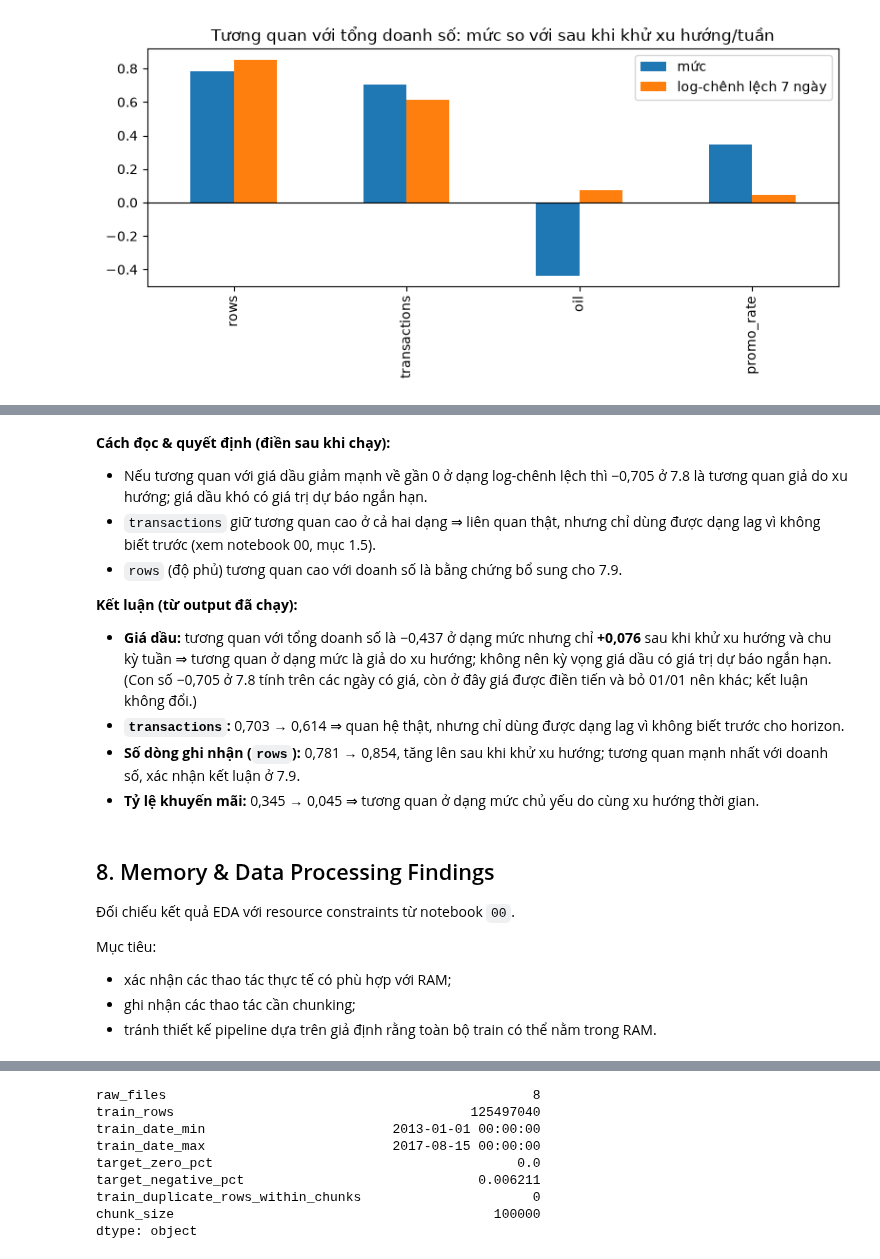
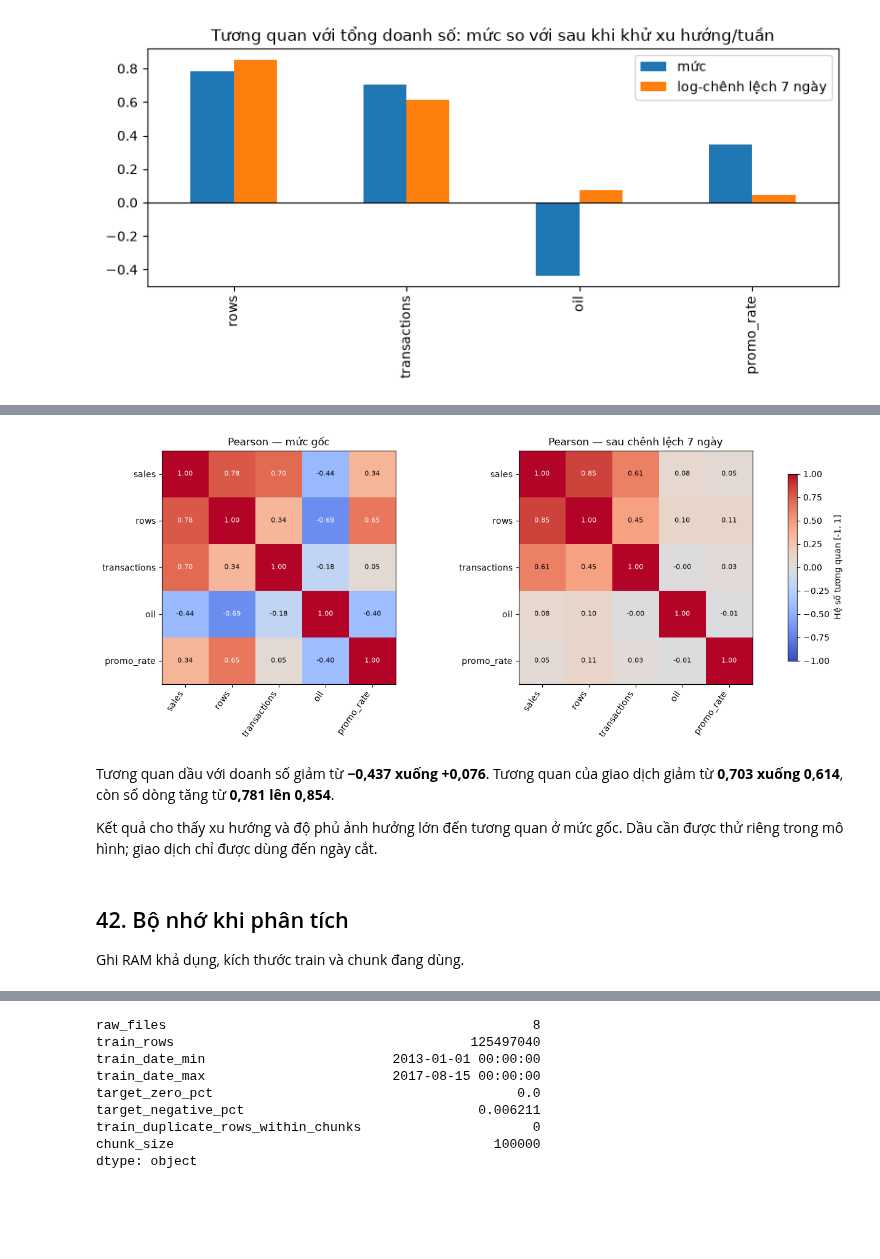
Before and after one commit to AlligatorTHPhat/Machine-learning-project-Grocery-sales-forecast, a Jupyter notebook: notebooks/01_eda.ipynb, the cells around one changed output, grey strips where cells are left out. Saved outputs shown, nothing was run; the diff lists cells and outputs as text; code cells hidden in the pictures; blank space fills up the shorter version.

```diff
--- a/notebooks/01_eda.ipynb
+++ b/notebooks/01_eda.ipynb
@@ -3921,26 +3595,33 @@ Tương quan Pearson ở dạng LOG-CHÊNH LỆCH 7 NGÀY
+# %%
+def draw_correlation_heatmap(corr, ax, title):
+    values = corr.to_numpy(dtype=float)
+    image = ax.imshow(np.ma.masked_invalid(values), cmap='coolwarm', vmin=-1, vmax=1)
+    ax.set_xticks(range(len(corr.columns)), labels=corr.columns, rotation=55, ha='right')
+    ax.set_yticks(range(len(corr.index)), labels=corr.index)
+    ax.set_title(title)
+    for i in range(len(corr.index)):
+        for j in range(len(corr.columns)):
+            v=values[i,j]
+            label=f'{v:.2f}' if np.isfinite(v) else 'NA'
+            ax.text(j,i,label,ha='center',va='center',fontsize=8,
+                    color='white' if np.isfinite(v) and abs(v)>.65 else 'black')
+    return image
+
+fig, axes = plt.subplots(1, 2, figsize=(13, 5), constrained_layout=True)
+im = draw_correlation_heatmap(corr_levels, axes[0], 'Pearson — mức gốc')
+draw_correlation_heatmap(corr_delta, axes[1], 'Pearson — sau chênh lệch 7 ngày')
+fig.colorbar(im, ax=axes, shrink=.8, label='Hệ số tương quan [-1, 1]')
+plt.show()
+# %% [output]
+[figure, added]
 # %% [markdown]
-**Cách đọc & quyết định (điền sau khi chạy):**
+Tương quan dầu với doanh số giảm từ **−0,437 xuống +0,076**. Tương quan của giao dịch giảm từ **0,703 xuống 0,614**, còn số dòng tăng từ **0,781 lên 0,854**.
 
-- Nếu tương quan với giá dầu giảm mạnh về gần 0 ở dạng log-chênh lệch thì −0,705 ở 7.8 là tương quan giả do xu hướng; giá dầu khó có giá trị dự báo ngắn hạn.
-- `transactions` giữ tương quan cao ở cả hai dạng ⇒ liên quan thật, nhưng chỉ dùng được dạng lag vì không biết trước (xem notebook 00, mục 1.5).
-- `rows` (độ phủ) tương quan cao với doanh số là bằng chứng bổ sung cho 7.9.
-
-**Kết luận (từ output đã chạy):**
-
-- **Giá dầu:** tương quan với tổng doanh số là −0,437 ở dạng mức nhưng chỉ **+0,076** sau khi khử xu hướng và chu kỳ tuần ⇒ tương quan ở dạng mức là giả do xu hướng; không nên kỳ vọng giá dầu có giá trị dự báo ngắn hạn. (Con số −0,705 ở 7.8 tính trên các ngày có giá, còn ở đây giá được điền tiến và bỏ 01/01 nên khác; kết luận không đổi.)
-- **`transactions`:** 0,703 → 0,614 ⇒ quan hệ thật, nhưng chỉ dùng được dạng lag vì không biết trước cho horizon.
-- **Số dòng ghi nhận (`rows`):** 0,781 → 0,854, tăng lên sau khi khử xu hướng; tương quan mạnh nhất với doanh số, xác nhận kết luận ở 7.9.
-- **Tỷ lệ khuyến mãi:** 0,345 → 0,045 ⇒ tương quan ở dạng mức chủ yếu do cùng xu hướng thời gian.
+Kết quả cho thấy xu hướng và độ phủ ảnh hưởng lớn đến tương quan ở mức gốc. Dầu cần được thử riêng trong mô hình; giao dịch chỉ được dùng đến ngày cắt.
 # %% [markdown]
-## 8. Memory & Data Processing Findings
+## 42. Bộ nhớ khi phân tích
 
-Đối chiếu kết quả EDA với resource constraints từ notebook `00`.
-
-Mục tiêu:
-
-- xác nhận các thao tác thực tế có phù hợp với RAM;
-- ghi nhận các thao tác cần chunking;
-- tránh thiết kế pipeline dựa trên giả định rằng toàn bộ train có thể nằm trong RAM.
+Ghi RAM khả dụng, kích thước train và chunk đang dùng.
 # %%
 if psutil is not None:
     mem = psutil.virtual_memory()
```
Also changed, not shown: parts of 86 cells of this notebook.
